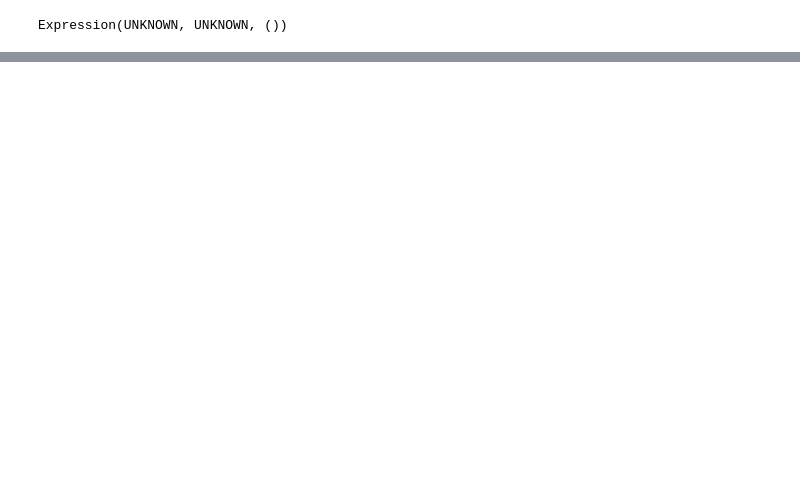
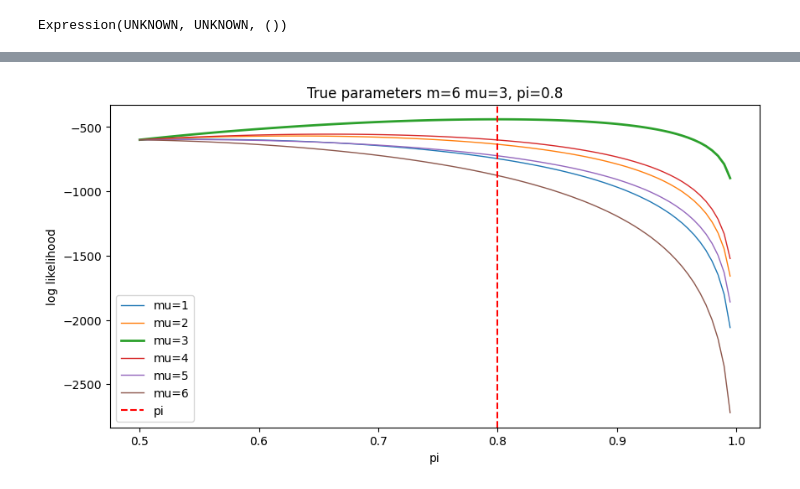
Before and after one commit to Thomick/Ordinal-data-clustering, a Jupyter notebook: notebooks/debug_god_model_estimator.ipynb, the cells around one changed output, grey strips where cells are left out. Saved outputs shown, nothing was run; the diff lists cells and outputs as text; code cells hidden in the pictures; blank space fills up the shorter version.

```diff
--- a/notebooks/debug_god_model_estimator.ipynb
+++ b/notebooks/debug_god_model_estimator.ipynb
@@ -197,7 +197,7 @@ def plot_log_likelihoods(m : int, mu: int, pi: float, u: np.ndarray, nb_pi: int
     plt.xlabel('pi')
     plt.ylabel('log likelihood')
     plt.axvline(pi, color='r', linestyle='--', label='pi')
-    plt.title(f"True parameters mu={mu}, pi={pi}")
+    plt.title(f"True parameters m={m} mu={mu}, pi={pi}")
     plt.legend()
 # %%
 M = 5
@@ -560,0 +608,8 @@ NameError: name 'result' is not defined
+# %%
+M = 6
+u = compute_u(M)
+mu = 3
+n = 300
+PI = 0.8
+xs = god_model_sample(m=M, mu=mu, pi=PI, n_sample=n, seed=0)
+xs
@@ -560,0 +631,4 @@ NameError: name 'result' is not defined
+# %%
+plot_log_likelihoods(m=M, mu=mu, pi=PI, u=u, nb_pi=100, data=xs, nb_sample=None)
+# %% [output]
+[figure, added]
```
Also changed, not shown: parts of 18 cells of this notebook.
